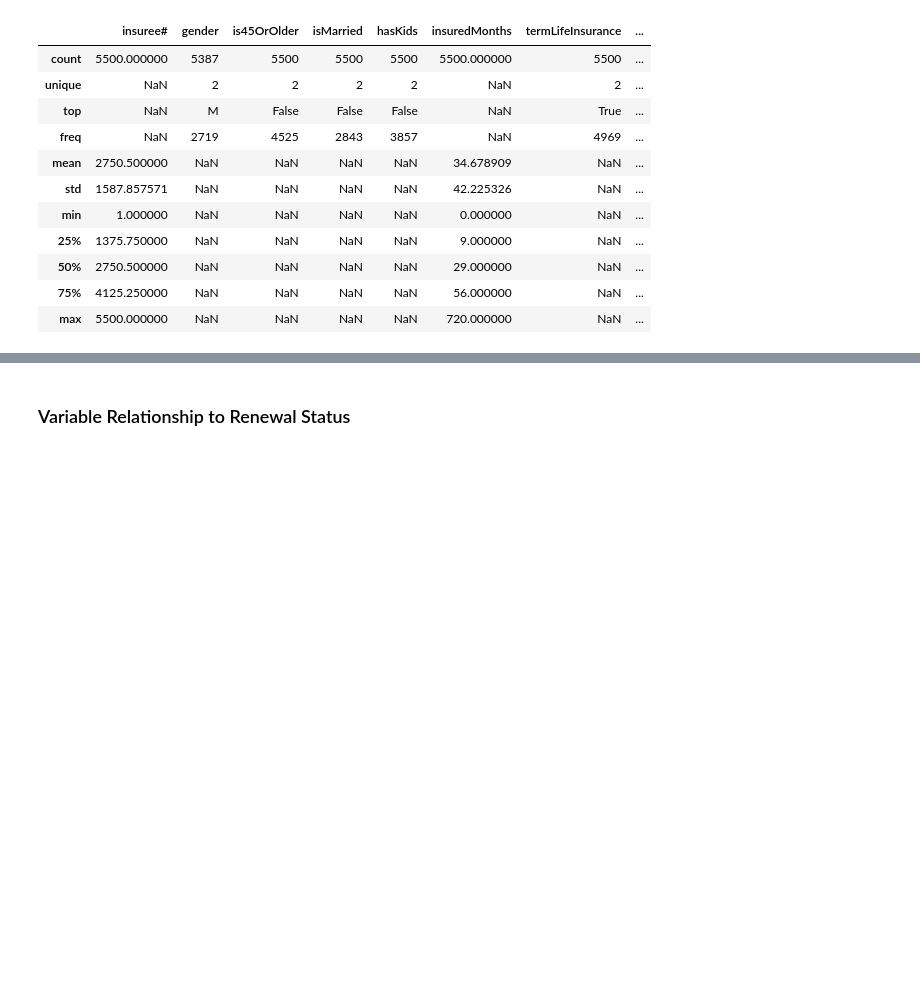
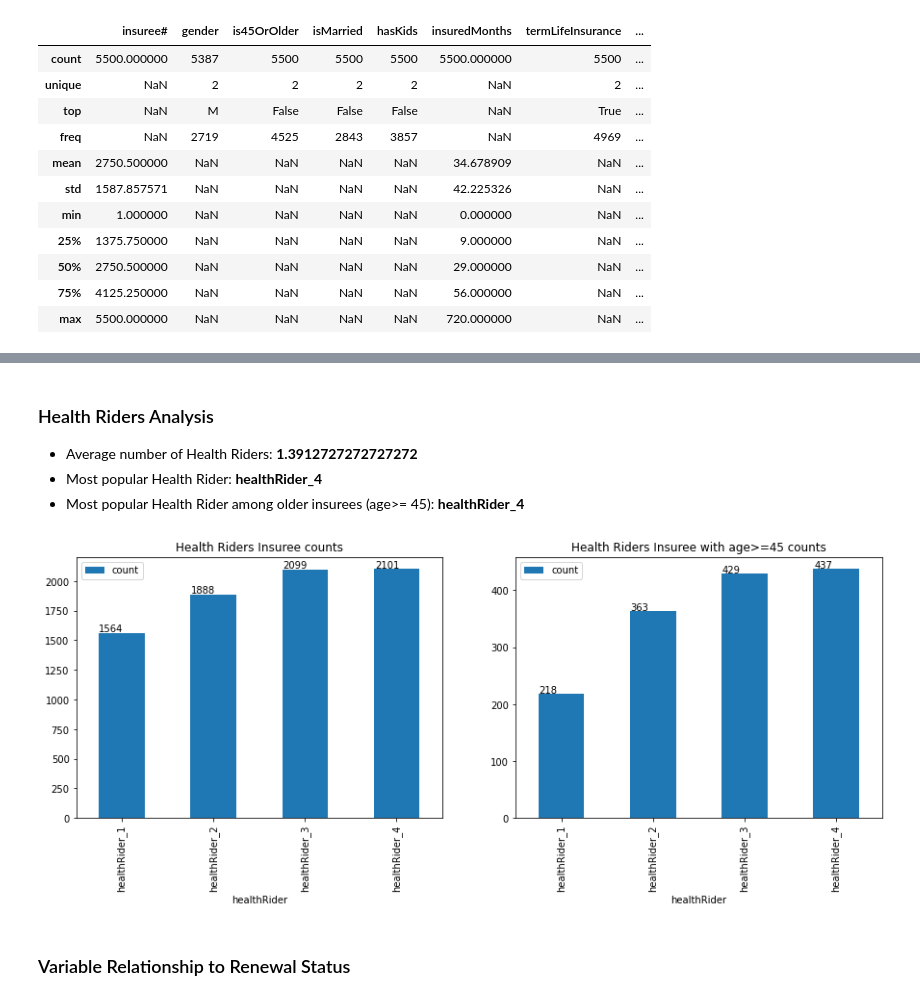
Before and after one commit to seanlamsk/tap2022-mol-vica, a Jupyter notebook: Insurance.ipynb, the cells around one changed output, grey strips where cells are left out. Saved outputs shown, nothing was run; the diff lists cells and outputs as text; code cells hidden in the pictures; blank space fills up the shorter version.

```diff
--- a/Insurance.ipynb
+++ b/Insurance.ipynb
@@ -116,6 +124,7 @@ def convert_to_tuple(x):
     else:
         return (x,)
 clean_df['healthRiders'] = clean_df['healthRiders'].apply(convert_to_tuple)
+clean_df['numHealthRiders'] = clean_df['healthRiders'].str.len()
 # %%
 #create boolean columns for each of the 4 riders
 
@@ -237,3 +266,46 @@ for col,ax in list(zip(bool_cols,axes_idx[:n])):
+# %%
+avg_hr = clean_df['numHealthRiders'].mean()
+
+healthRiders_columns = [f"healthRider_{i}" for i in range(1,max_healthRiders+1)]
+
+
+#overall rider counts
+num_hrs = []
+for col in healthRiders_columns:
+    num_hrs.append(len(clean_df[clean_df[col] == True]))
+
+healthrider_count_df = pd.DataFrame(list(zip(healthRiders_columns,num_hrs)),columns=['healthRider','count'])
+mode_healthrider = healthrider_count_df.query(f"count == {healthrider_count_df['count'].max()}")['healthRider'].iloc[0]
+
+fig,axes,axes_idx = create_subplots(2,figsize=(15,5))
+
+ax = healthrider_count_df.plot(kind='bar',x='healthRider',y='count',ax=axes[0],title='Health Riders Insuree counts')
+annotate_bar(ax)
+
+#elderly rider counts
+num_hrs = []
+elderly_only = clean_df.query('is45OrOlder == True')
+for col in healthRiders_columns:
+    num_hrs.append(len(elderly_only[clean_df[col] == True]))
+elderly_healthrider_count_df = pd.DataFrame(list(zip(healthRiders_columns,num_hrs)),columns=['healthRider','count'])
+mode_elderly_healthrider = elderly_healthrider_count_df.query(f"count == {elderly_healthrider_count_df['count'].max()}")['healthRider'].iloc[0]
+
+ax = elderly_healthrider_count_df.plot(kind='bar',x='healthRider',y='count',ax=axes[1],title='Health Riders Insuree with age>=45 counts')
+annotate_bar(ax)
+
+display(md(f"""
+### Health Riders Analysis
+* Average number of Health Riders: **{avg_hr}**
+* Most popular Health Rider: **{mode_healthrider}**
+* Most popular Health Rider among older insurees (age>= 45): **{mode_elderly_healthrider}**
+"""))
+# %% [output]
+
+### Health Riders Analysis
+* Average number of Health Riders: **1.3912727272727272**
+* Most popular Health Rider: **healthRider_4**
+* Most popular Health Rider among older insurees (age>= 45): **healthRider_4**
+[figure, added]
 # %% [markdown]
 ### Variable Relationship to Renewal Status
 # %%
```
Also changed, not shown: parts of 28 cells of this notebook.
